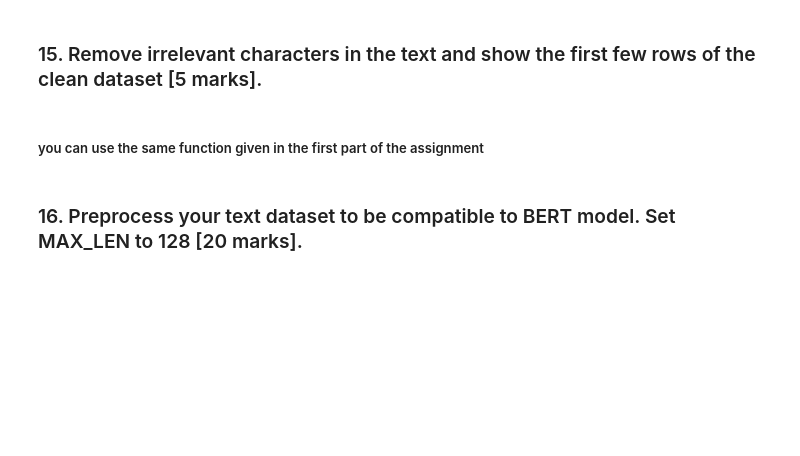
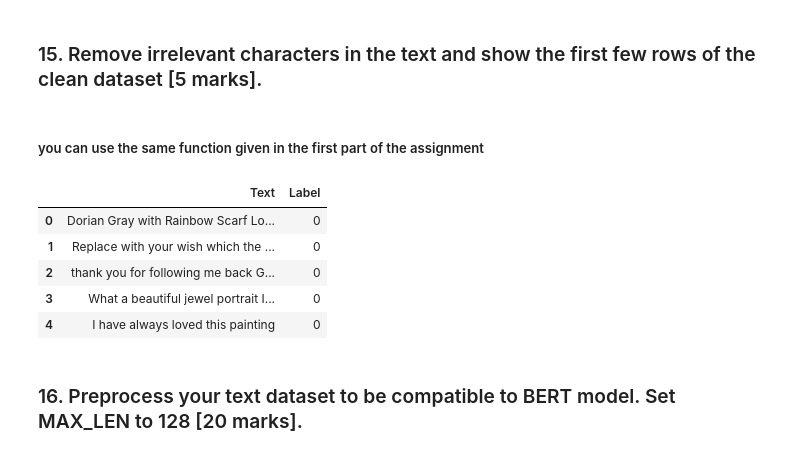
Before and after one commit to Combtz/AIandMachineLearning, a Jupyter notebook: A2/Assignment 2 Script.ipynb, the cells around one changed output. Drawn from its saved outputs; the diff is of its cells as text; code cells hidden in the pictures; blank space fills up the shorter version.

```diff
--- a/A2/Assignment 2 Script.ipynb
+++ b/A2/Assignment 2 Script.ipynb
@@ -331,6 +399,16 @@ In the second part of the assignment, you are suppossed to perform sentiment ana
 ### 15. Remove irrelevant characters in the text and show the first few rows of the clean dataset [5 marks].
 # %% [markdown]
 ##### you can use the same function given in the first part of the assignment
+# %%
+df_stripped["Text"] = df_stripped["Text"].apply(clean_text)
+df_stripped.head()
+# %% [output]
+|  | Text | Label |
+| 0 | Dorian Gray with Rainbow Scarf Lo... | 0 |
+| 1 | Replace with your wish which the ... | 0 |
+| 2 | thank you for following me back G... | 0 |
+| 3 | What a beautiful jewel portrait I... | 0 |
+| 4 | I have always loved this painting | 0 |
 # %% [markdown]
 ### 16. Preprocess your text dataset to be compatible to BERT model. Set MAX_LEN to 128 [20 marks].
 # %% [markdown]
```
Also changed, not shown: parts of 14 cells of this notebook.
